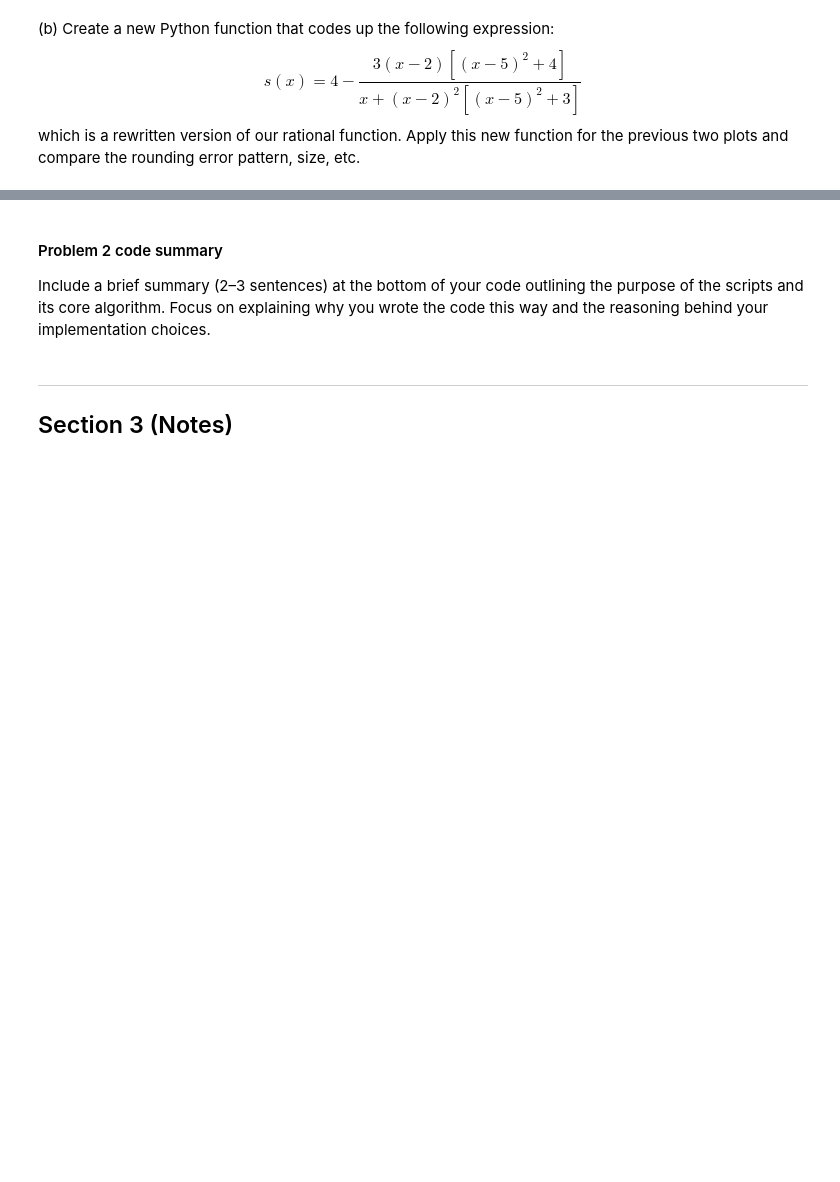
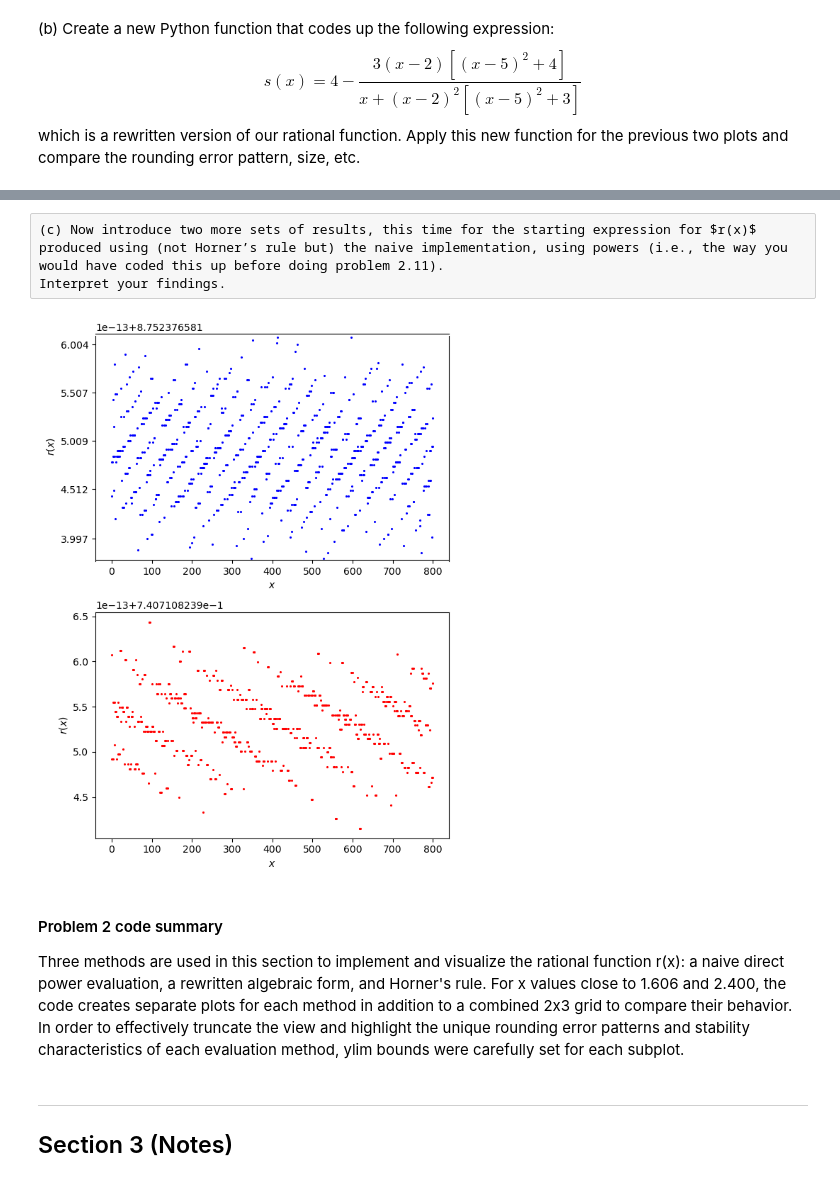
Before and after one commit to ecbaculo/ap155lab_ay26271, a Jupyter notebook: ap155_3MoreNumbers_baculo.ipynb, the cells around one changed output, grey strips where cells are left out. Cells and saved outputs as stored; diff of their text form; code cells hidden in the pictures; blank space fills up the shorter version.

```diff
--- a/ap155_3MoreNumbers_baculo.ipynb
+++ b/ap155_3MoreNumbers_baculo.ipynb
@@ -167,7 +274,61 @@ Interpret your findings.
+# %% [raw]
+(c) Now introduce two more sets of results, this time for the starting expression for $r(x)$ produced using (not Horner’s rule but) the naive implementation, using powers (i.e., the way you would have coded this up before doing problem 2.11).
+Interpret your findings.
+# %%
+def horner_naive(coeffs, x):
+  """
+  Evaluates a polynomial with coefficients ordered by decreasing powers (e.g., p_n, p_{n-1}, ..., p_0)
+  using a naive direct power calculation. Ensures 64-bit precision.
+  """
+  x = np.asarray(x, dtype=np.float64)
+  result = np.zeros_like(x, dtype=np.float64)
+  power = len(coeffs) - 1
+  for coeff in coeffs:
+    result += coeff * (x**power)
+    power -= 1
+  return result
+
+def r_naive(x):
+  """
+  Evaluates the rational function r(x) using naive polynomial evaluation for numerator and denominator.
+  """
+  return horner_naive(num_coeffs_naive_order, x) / horner_naive(den_coeffs_naive_order, x)
+
+coeffs = [112, -151, 72, -14, 1]
+num_coeffs_naive_order = [4, -59, 324, -751, 622]
+den_coeffs_naive_order = [1, -14, 72, -151, 112]
+
+num_coeffs_naive_order = [4, -59, 324, -751, 622]
+den_coeffs_naive_order = [1, -14, 72, -151, 112]
+
+# Apply the naive function to x1 and x2
+r1_naive = r_naive(x1)
+r2_naive = r_naive(x2)
+
+# Generate plots for naive r(x)
+fig_naive, (ax1_naive, ax2_naive) = plt.subplots(2, 1, figsize=(6, 8))
+
+ymin, ymax = np.min(r1), np.max(r1)
+padding = (ymax - ymin) * 0.25
+ax1_naive.set_ylim(ymin - padding, ymax + padding)
+
+ax1_naive.scatter(i, r1_naive, color="blue", s=1.5)
+ax1_naive.set_xlabel(r"$x$")
+ax1_naive.set_ylabel(r"$r(x)$")
+
+ax2_naive.scatter(i, r2_naive, color="red", s=1.5)
+ax2_naive.set_xlabel(r"$x$")
+ax2_naive.set_ylabel(r"$r(x)$")
+
+plt.tight_layout()
+plt.savefig("Naive_Plot.png", dpi=300, bbox_inches="tight")
+plt.show()
+# %% [output]
+[figure, added]
 # %% [markdown]
 #### Problem 2 code summary
 
-Include a brief summary (2–3 sentences) at the bottom of your code outlining the purpose of the scripts and its core algorithm. Focus on explaining why you wrote the code this way and the reasoning behind your implementation choices.
+Three methods are used in this section to implement and visualize the rational function r(x): a naive direct power evaluation, a rewritten algebraic form, and Horner's rule. For x values close to 1.606 and 2.400, the code creates separate plots for each method in addition to a combined 2x3 grid to compare their behavior. In order to effectively truncate the view and highlight the unique rounding error patterns and stability characteristics of each evaluation method, ylim bounds were carefully set for each subplot.
 # %% [markdown]
 ---
 ## Section 3 (Notes)
```
Also changed, not shown: parts of 12 cells of this notebook.
